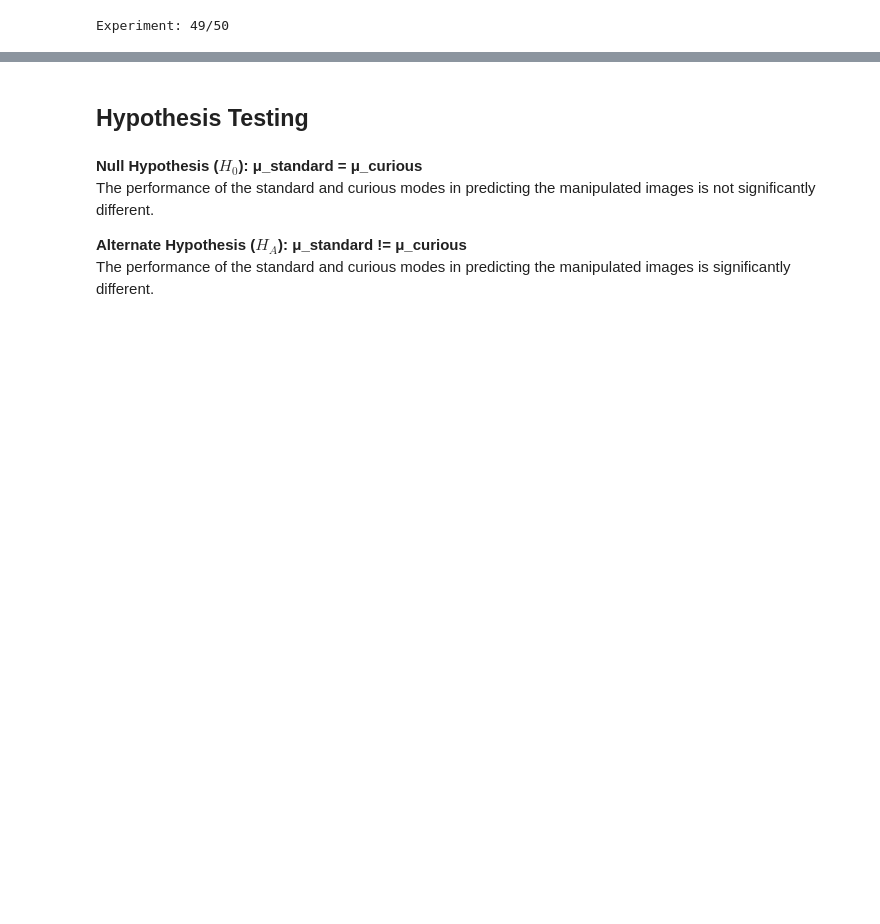
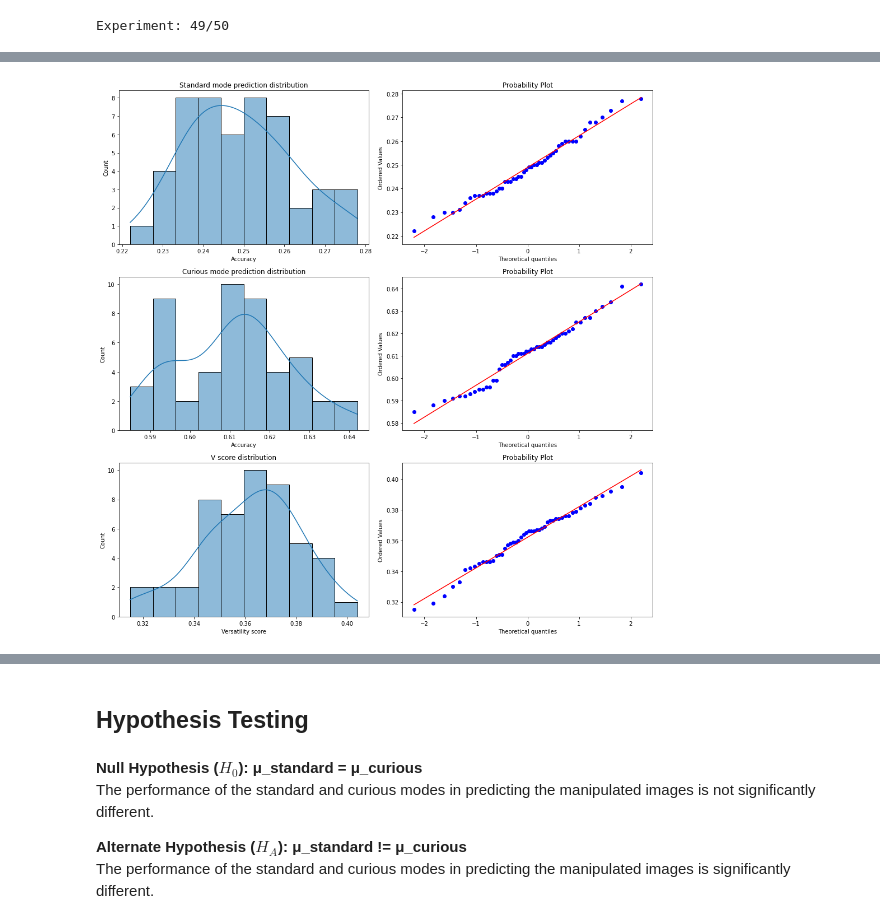
Before and after one commit to shre-db/A-Curious-FFN, a Jupyter notebook: A_Curious_FFN.ipynb, the cells around one changed output, grey strips where cells are left out. Cells and saved outputs as stored; diff of their text form; code cells hidden in the pictures; blank space fills up the shorter version.

```diff
--- a/A_Curious_FFN.ipynb
+++ b/A_Curious_FFN.ipynb
@@ -749,0 +770,30 @@ plt.show()
+# %%
+plt.figure(figsize=(14, 14))
+
+plt.subplot(3,2,1)
+sns.histplot(data=standard_mode_accuracies, bins=10, kde=True)
+plt.title('Standard mode prediction distribution')
+plt.xlabel('Accuracy')
+
+plt.subplot(3,2,2)
+stats.probplot(standard_mode_accuracies, dist='norm', plot=plt)
+
+plt.subplot(3,2,3)
+sns.histplot(data=curious_mode_accuracies, bins=10, kde=True)
+plt.title('Curious mode prediction distribution')
+plt.xlabel('Accuracy')
+
+plt.subplot(3,2,4)
+stats.probplot(curious_mode_accuracies, dist='norm', plot=plt)
+
+plt.subplot(3,2,5)
+sns.histplot(data=v_scores, bins=10, kde=True)
+plt.title('V score distribution')
+plt.xlabel('Versatility score')
+
+plt.subplot(3,2,6)
+stats.probplot(v_scores, dist='norm', plot=plt)
+plt.tight_layout()
+plt.show()
+# %% [output]
+[figure, added]
```
Also changed, not shown: parts of 26 cells of this notebook.
